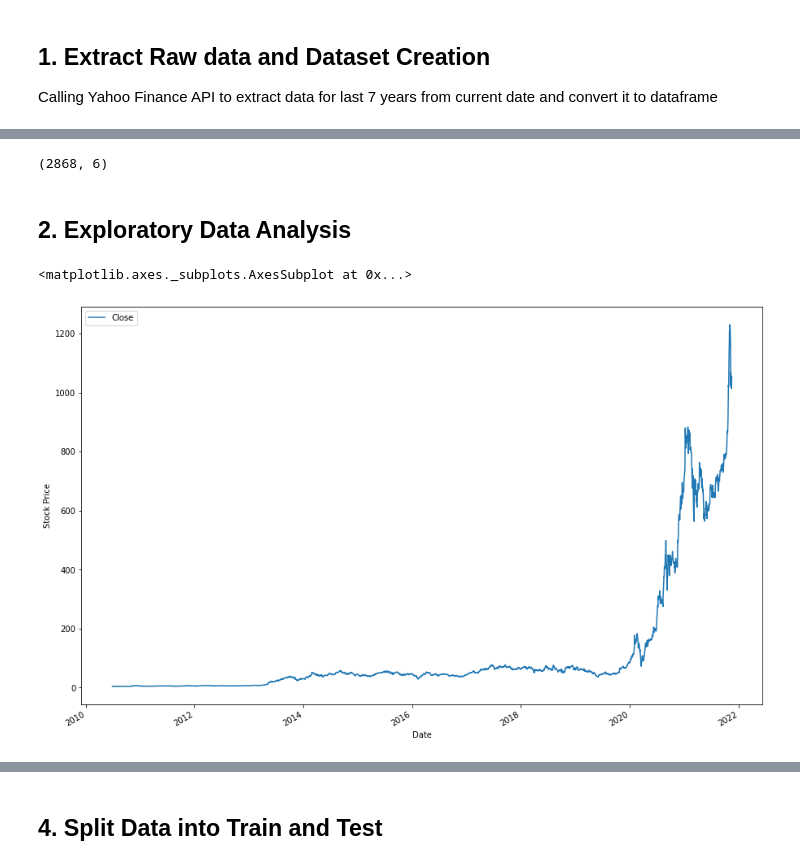
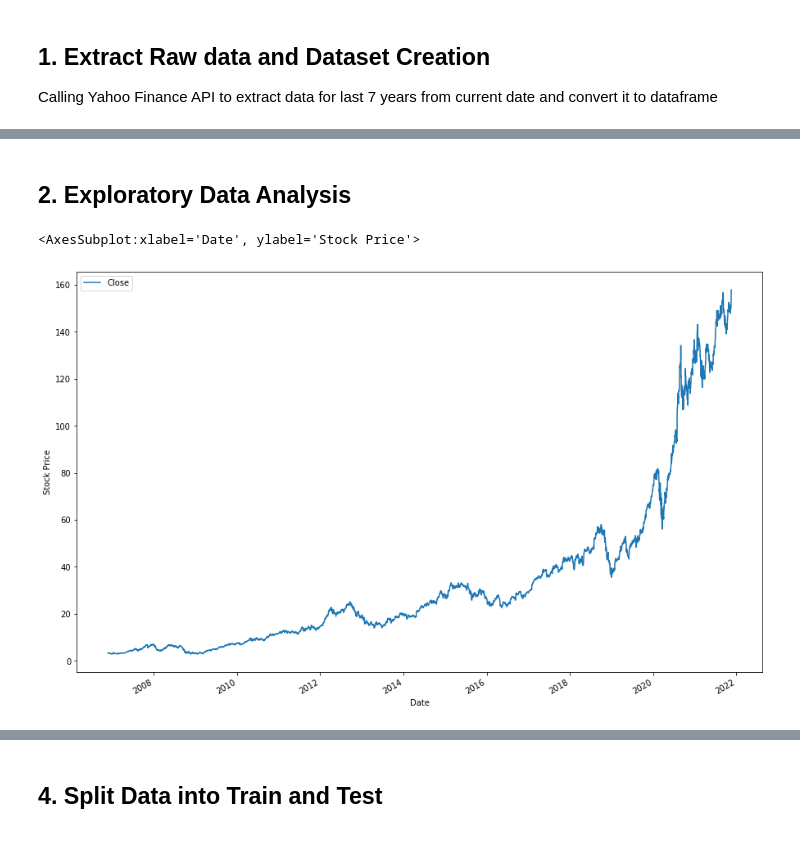
Before and after one commit to anjanshrestha123/Technical-Analysis-For-Stock-Price-Prediction, a Jupyter notebook: technical_analysis_for_stock_price_prediction.ipynb, the cells around one changed output, grey strips where cells are left out. Saved outputs shown, nothing was run; the diff lists cells and outputs as text; code cells hidden in the pictures.

Commit message:
Added hyperparameter tuning

```diff
--- a/technical_analysis_for_stock_price_prediction.ipynb
+++ b/technical_analysis_for_stock_price_prediction.ipynb
@@ -58,28 +33,41 @@ Requirement already satisfied: idna<3,>=2.5 in /usr/local/lib/python3.7/dist-pac
 # %% [markdown]
 ### Model Properties ###
 # %%
-# Yahoo Finance API Properties
-NUMBER_OF_YEARS_TO_FETCH_PRICE_DATA = 30
-
 # Dataset Properties
 DATE = 'Date'
 CLOSE = 'Close'
 VOLUME = 'Volume'
 
 # Stock Properties
-STOCK_TICKER = 'TSLA' # Stock ticker name to run the model
+STOCK_TICKER = 'AAPL' # Stock ticker name to run the model
 
-# Hyperparameters
-NUMBER_OF_DAYS_FOR_PRICE_PREDICTION = 100
-NUMBER_OF_DAYS_TO_PREDICT = 10
-NUMBER_OF_EPOCHS = 25
+# Target
+NUMBER_OF_DAYS_TO_PREDICT = 30 # Target Stock Trend
+
+# Custom Hyperparameters
+NUMBER_OF_YEARS_TO_FETCH_PRICE_DATA = [5, 15]
+NUMBER_OF_DAYS_FOR_PRICE_PREDICTION = [20, 50]
+
+# LSTM Hyperparameters
+NUMBER_OF_EPOCH_LIST = [25, 50]
+BATCH_SIZE_LIST = [30, 60]
+
+# KNN Hyperparameters
+KNN_NEIGHBORS_LIST = [1, 3, 5, 7, 9]
+
+# Decision Tree Hyperparameters
+MIN_SAMPLES_LIST = [2, 3, 5, 7, 9]
 # %% [markdown]
 ##  1. Extract Raw data and Dataset Creation ##
 Calling Yahoo Finance API to extract data for last 7 years from current date and convert it to dataframe
 # %%
-# Getting start and end date for stock data
-end_date = dt.date.today()
-start_date = end_date - timedelta(days=NUMBER_OF_YEARS_TO_FETCH_PRICE_DATA * 365)  # Getting start date as last 'n' number of years from now
+# Function to Create Dataset
+def extract_raw_data(number_of_years_to_fetch_price_data):
+    # Getting start and end date for stock data
+    end_date = dt.date.today()
+    start_date = end_date - timedelta(days=number_of_years_to_fetch_price_data * 365)  # Getting start date as last 'n' number of years from now
 
-# Calling Yahoo Finance API for last 7 years of stock data
-df = pdr.get_data_yahoo(STOCK_TICKER, start = start_date, end = end_date)
+    # Calling Yahoo Finance API for last 7 years of stock data
+    df = pdr.get_data_yahoo(STOCK_TICKER, start = start_date, end = end_date)
+
+    return df
@@ -104,13 +74,9 @@ df
-# %%
-# Visualizing the shape of Dataset
-df.shape
-# %% [output]
-(2868, 6)
 # %% [markdown]
 ## 2. Exploratory Data Analysis
 # %%
-# Plotting the graph visualizing price change with date
+# Plotting the graph visualizing price change with date with 15 years of data
+df = extract_raw_data(NUMBER_OF_YEARS_TO_FETCH_PRICE_DATA[1])
 df.plot(y=[CLOSE],figsize=(15,10), ylabel='Stock Price')
 # %% [output]
-<matplotlib.axes._subplots.AxesSubplot at 0x...>
+<AxesSubplot:xlabel='Date', ylabel='Stock Price'>
-[figure, old version]
+[figure, new version]
```
Also changed, not shown: parts of 84 cells of this notebook.
